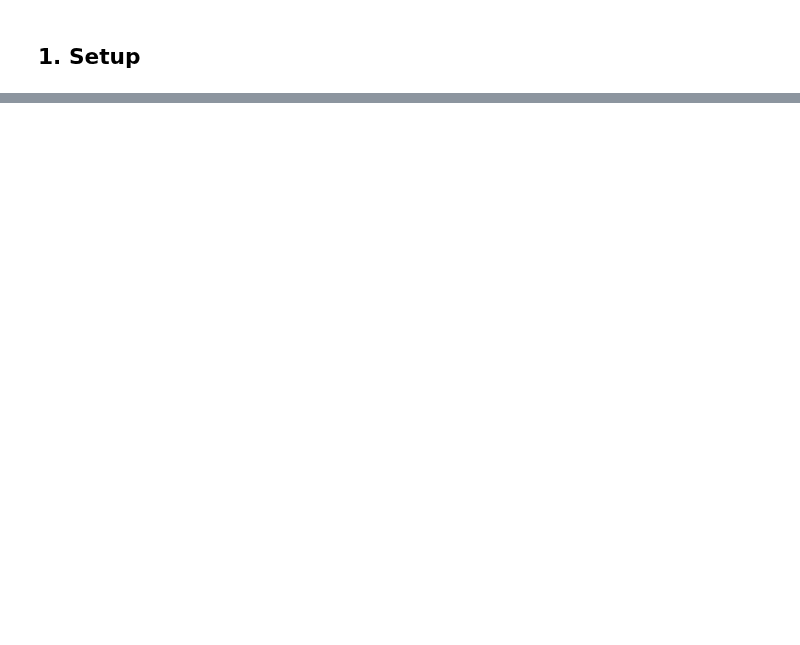
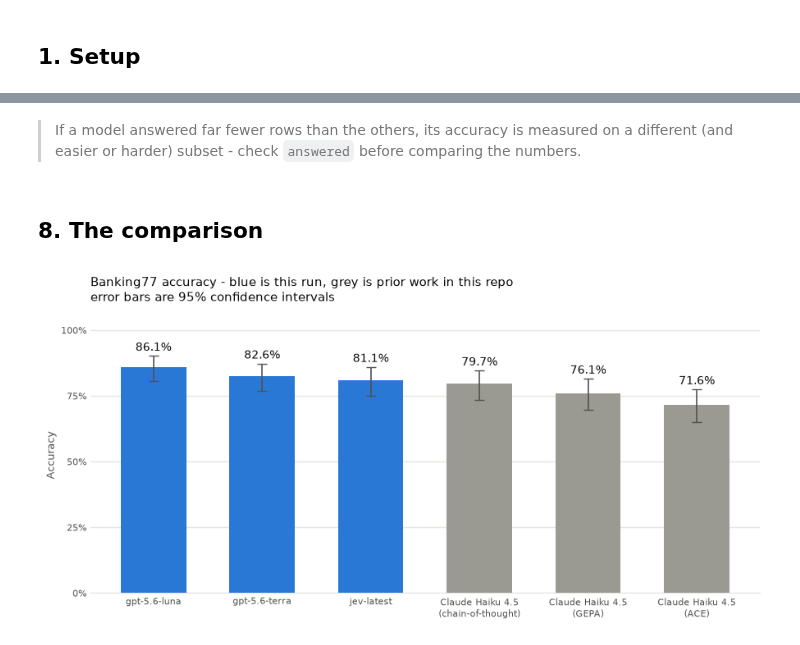
Before and after one commit to miptgirl/miptgirl_medium, a Jupyter notebook: jev/benchmark_banking77.ipynb, the cells around one changed output, grey strips where cells are left out. Cells and saved outputs as stored; diff of their text form; code cells hidden in the pictures; blank space fills up the shorter version.

```diff
--- a/jev/benchmark_banking77.ipynb
+++ b/jev/benchmark_banking77.ipynb
@@ -451,0 +84,8 @@ wrote results/banking77_summary.csv
+# %%
+INSTRUCTIONS = (
+    "Classify this banking customer support message into its intent category. "
+    "Choose the single category that best matches what the customer is asking about."
+)
+
+records = data[["record_id", "text", "gold"]].to_dict(orient="records")
+print(f"{len(records)} records ready")
@@ -451,0 +261,10 @@ wrote results/banking77_summary.csv
+# %%
+MODELS = {
+    "jev-latest": lambda text: call_jev(text, LABELS, INSTRUCTIONS),
+    "gpt-5.6-luna": lambda text: call_openai(text, LABELS, INSTRUCTIONS, "gpt-5.6-luna"),
+    "gpt-5.6-terra": lambda text: call_openai(text, LABELS, INSTRUCTIONS, "gpt-5.6-terra"),
+}
+
+results = {}
+for model_name, call in MODELS.items():
+    results[model_name] = run_model(model_name, call, records)
@@ -451,0 +322,53 @@ wrote results/banking77_summary.csv
+# %% [markdown]
+> If a model answered far fewer rows than the others, its accuracy is measured on a different
+> (and easier or harder) subset - check `answered` before comparing the numbers.
+# %% [markdown]
+## 8. The comparison
+# %%
+plot_df = scores[["model", "accuracy", "ci_low", "ci_high"]].copy()
+
+# the Claude baselines on this same 201-row split, for context
+for name, accuracy in [
+    ("Claude Haiku 4.5\n(chain-of-thought)", 0.797),
+    ("Claude Haiku 4.5\n(GEPA)", 0.761),
+    ("Claude Haiku 4.5\n(ACE)", 0.716),
+]:
+    low, high = wilson_interval(round(accuracy * 201), 201)
+    plot_df.loc[len(plot_df)] = [name, accuracy, low, high]
+
+plot_df["is_baseline"] = plot_df["model"].str.startswith("Claude")
+plot_df = plot_df.sort_values("accuracy", ascending=False).reset_index(drop=True)
+
+fig, ax = plt.subplots(figsize=(9, 4.5))
+
+colors = ["#9a9992" if b else "#2a78d6" for b in plot_df["is_baseline"]]
+errors = [plot_df["accuracy"] - plot_df["ci_low"], plot_df["ci_high"] - plot_df["accuracy"]]
+
+ax.bar(
+    plot_df["model"], plot_df["accuracy"], color=colors, width=0.6,
+    yerr=errors, capsize=4, error_kw={"ecolor": "#52514e", "elinewidth": 1.2},
+)
+
+# label above the error bar cap so the two do not overlap
+for x, (value, high) in enumerate(zip(plot_df["accuracy"], plot_df["ci_high"])):
+    ax.text(x, high + 0.02, f"{value:.1%}", ha="center", color="#0b0b0b", fontsize=10)
+
+ax.set_ylim(0, 1.05)
+ax.set_yticks([0, 0.25, 0.5, 0.75, 1.0])
+ax.set_yticklabels(["0%", "25%", "50%", "75%", "100%"])
+ax.set_ylabel("Accuracy", color="#52514e", fontsize=9)
+ax.yaxis.grid(True, color="#e6e5e1", linewidth=1)
+ax.set_axisbelow(True)
+ax.tick_params(colors="#52514e", labelsize=8, length=0)
+for side in ("top", "right", "left"):
+    ax.spines[side].set_visible(False)
+ax.spines["bottom"].set_color("#e6e5e1")
+ax.set_title(
+    "Banking77 accuracy - blue is this run, grey is prior work in this repo\n"
+    "error bars are 95% confidence intervals",
+    color="#0b0b0b", fontsize=11, loc="left", pad=14,
+)
+fig.tight_layout()
+plt.show()
+# %% [output]
+[figure, added]
```
Also changed, not shown: parts of 57 cells of this notebook, 9 other files.
